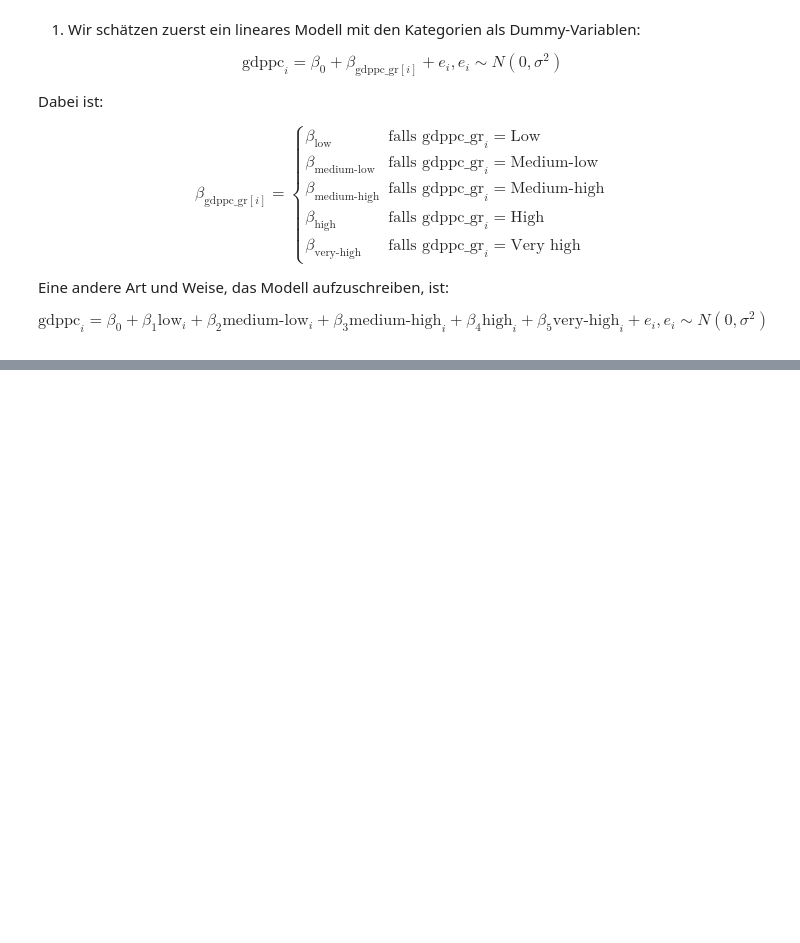
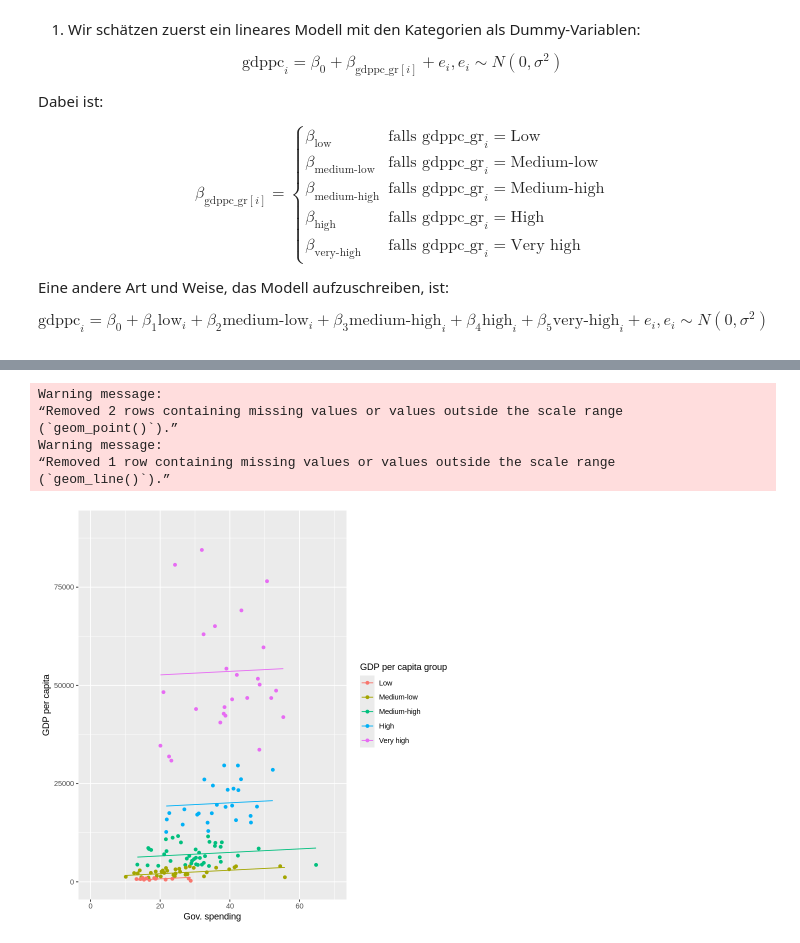
Before and after one commit to febse/econ2025-de, a Jupyter notebook: 09-Categorical-Variables.ipynb, the cells around one changed output, grey strips where cells are left out. Drawn from its saved outputs; the diff is of its cells as text; code cells hidden in the pictures; blank space fills up the shorter version.

```diff
--- a/09-Categorical-Variables.ipynb
+++ b/09-Categorical-Variables.ipynb
@@ -329,4 +321,5 @@ $$
 \text{gdppc}_i = \beta_0 + \beta_1 \text{low}_i + \beta_2 \text{medium-low}_i + \beta_3 \text{medium-high}_i + \beta_4 \text{high}_i + \beta_5 \text{very-high}_i + e_i, e_i \sim N(0, \sigma^2)
 $$
 # %%
-dsfsdfsdfit <- lm(gdppc ~ spending + gdppc_gr, data = gdp2019)s
+fit <- lm(gdppc ~ spending + gdppc_gr, data = gdp2019)
+summary(fit)
@@ -345,0 +344,25 @@ gdp2019 %>%
+# %%
+# prompt: calculate the predictions of fit and plot them
+
+gdp2019$predictions <- predict(fit)
+
+ggplot(gdp2019, aes(x = spending, y = gdppc, color = gdppc_gr)) +
+  geom_point() +
+  geom_line(aes(y = predictions)) +
+  labs(
+    y = "GDP per capita",
+    x = "Gov. spending",
+    color = "GDP per capita group"
+  ) +
+  lims(
+    x = c(0, 70),
+    y = c(0, 90000)
+  )
+# %% [output]
+Warning message:
+“Removed 2 rows containing missing values or values outside the scale range
+(`geom_point()`).”
+Warning message:
+“Removed 1 row containing missing values or values outside the scale range
+(`geom_line()`).”
+[figure, added]
```
Also changed, not shown: parts of 5 cells of this notebook.
